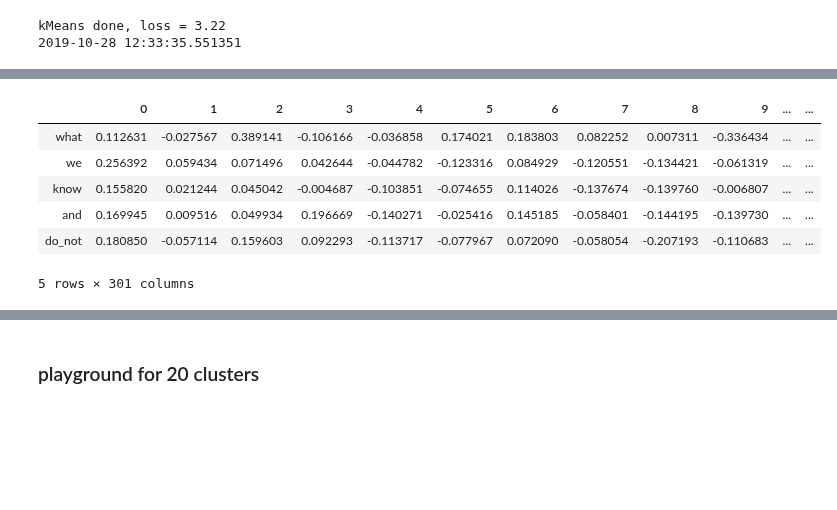
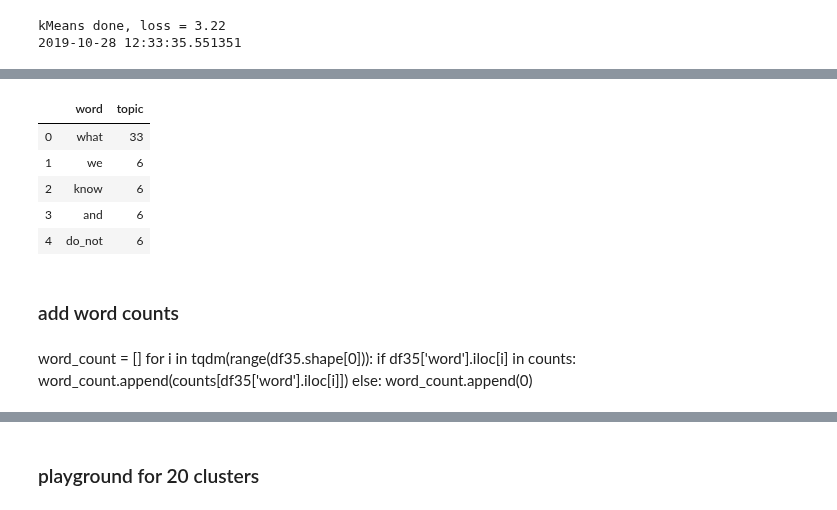
Before and after one commit to Shunling/CapstoneProjects, a Jupyter notebook: NaturalLanguageProcessingGPCR/Clustering.ipynb, the cells around one changed output, grey strips where cells are left out. Saved outputs shown, nothing was run; the diff lists cells and outputs as text; code cells hidden in the pictures; blank space fills up the shorter version.

Commit message:
35topicsModeling

```diff
--- a/NaturalLanguageProcessingGPCR/Clustering.ipynb
+++ b/NaturalLanguageProcessingGPCR/Clustering.ipynb
@@ -32,7 +25,7 @@ class callback(CallbackAny2Vec):
             print('Loss after epoch {}: {}'.format(self.epoch, loss))
         self.epoch += 1
 # %%
-model = Word2Vec.load('Models/m300_50_5_5.model')
+model = Word2Vec.load('Models/m300_50_5_5_iter7.model')
 vocab = model.wv.vocab.keys()
 word_vecs = [model.wv[word] for word in vocab]
 # %%
@@ -106,15 +118,14 @@ NameError: name 'df' is not defined
 # %%
+df35 = pd.DataFrame({'word':list(vocab),'topic':km_cluster.labels_})
 
-df35 = pd.DataFrame(word_vecs,columns = [i for i in range(300)])
-df35.index = vocab
-df35['label'] = km_cluster.labels_
-df35['label'].to_csv('word_class35.csv')
+df35.to_csv('./topic_modeling/word_topic35.csv')
 df35.head()
 # %% [output]
-|  | 0 | 1 | 2 | 3 | 4 | 5 | 6 | 7 | 8 | 9 | ... | ... |
-| what | 0.112631 | -0.027567 | 0.389141 | -0.106166 | -0.036858 | 0.174021 | 0.183803 | 0.082252 | 0.007311 | -0.336434 | ... | ... |
-| we | 0.256392 | 0.059434 | 0.071496 | 0.042644 | -0.044782 | -0.123316 | 0.084929 | -0.120551 | -0.134421 | -0.061319 | ... | ... |
-| know | 0.155820 | 0.021244 | 0.045042 | -0.004687 | -0.103851 | -0.074655 | 0.114026 | -0.137674 | -0.139760 | -0.006807 | ... | ... |
-| and | 0.169945 | 0.009516 | 0.049934 | 0.196669 | -0.140271 | -0.025416 | 0.145185 | -0.058401 | -0.144195 | -0.139730 | ... | ... |
-| do_not | 0.180850 | -0.057114 | 0.159603 | 0.092293 | -0.113717 | -0.077967 | 0.072090 | -0.058054 | -0.207193 | -0.110683 | ... | ... |
+|  | word | topic |
+| 0 | what | 33 |
+| 1 | we | 6 |
+| 2 | know | 6 |
+| 3 | and | 6 |
+| 4 | do_not | 6 |
-5 rows × 301 columns
+# %% [markdown]
+### add word counts
@@ -120,0 +141,7 @@ df35.head()
+# %% [markdown]
+word_count = []
+for i in tqdm(range(df35.shape[0])):
+    if df35['word'].iloc[i] in counts:
+        word_count.append(counts[df35['word'].iloc[i]])
+    else:
+        word_count.append(0)
```
Also changed, not shown: parts of 20 cells of this notebook.
